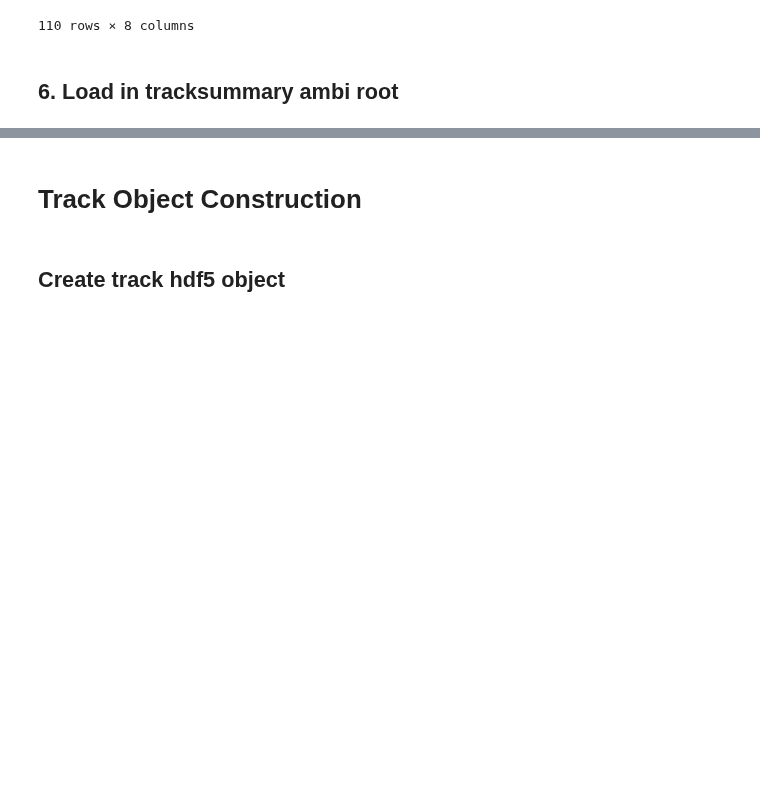
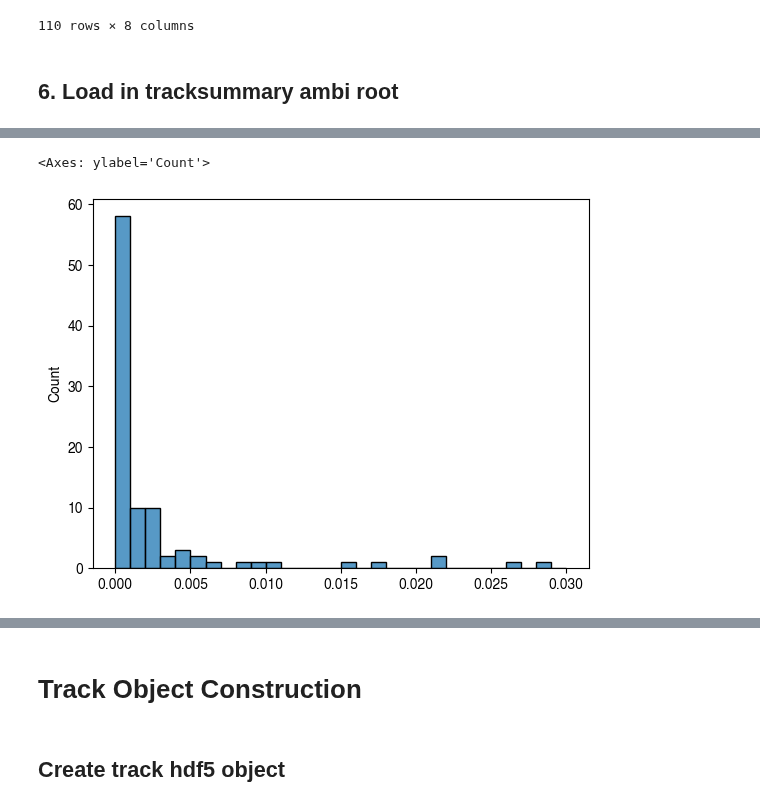
Before and after one commit to OpenDataDetector/ColliderML-Production, a Jupyter notebook: notebooks/infrastructure/7_DM_edm4hep_tracks_conversion.ipynb, the cells around one changed output, grey strips where cells are left out. Saved outputs shown, nothing was run; the diff lists cells and outputs as text; code cells hidden in the pictures; blank space fills up the shorter version.

```diff
--- a/notebooks/infrastructure/7_DM_edm4hep_tracks_conversion.ipynb
+++ b/notebooks/infrastructure/7_DM_edm4hep_tracks_conversion.ipynb
@@ -329,0 +362,5 @@ track_fitting_df
+# %%
+sns.histplot((track_fitting_df.res_eLOC1_fit/track_fitting_df.eLOC1_fit).abs(), binrange=(0, 0.03), bins=30)
+# %% [output]
+<Axes: ylabel='Count'>
+[figure, added]
```
Also changed, not shown: parts of 17 cells of this notebook, 12 other files.
